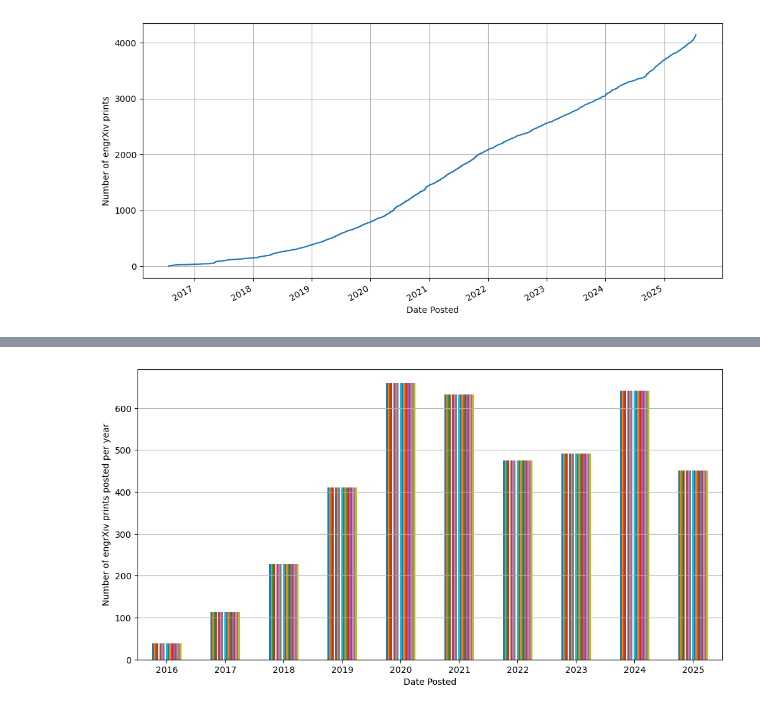
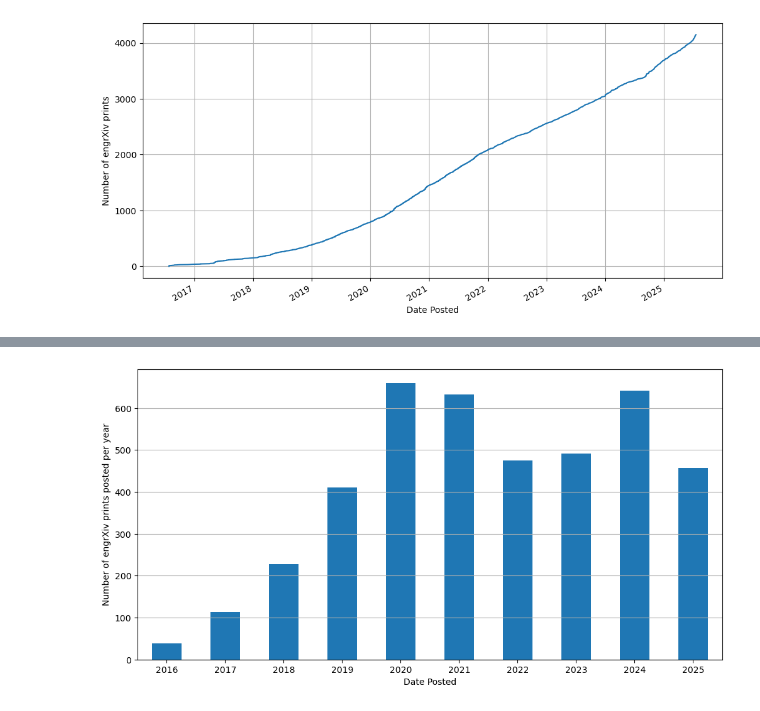
Before and after one commit to OpenEngr/engrXiv-print-count, a Jupyter notebook: engrXiv_prints.ipynb, the cells around one changed output, grey strips where cells are left out. Saved outputs shown, nothing was run; the diff lists cells and outputs as text; code cells hidden in the pictures.

Commit message:
fix column display issue in the 3rd plot

```diff
--- a/engrXiv_prints.ipynb
+++ b/engrXiv_prints.ipynb
@@ -79,13 +79,12 @@ outplot2.set_ylabel("Number of engrXiv prints posted per month");
 # %%
-#outplot3 = data.resample('Y', kind='period').count().plot.bar(y='count', legend=False, rot=0, grid='True', figsize=(12,6));
-outplot3 = data.resample('YE').count().to_period('Y').plot.bar(legend=False, rot=0, grid=True, figsize=(12,6));
+outplot3 = data.resample('YE').size().to_period('Y').plot.bar(legend=False, rot=0, grid=True, figsize=(12,6));
 outplot3.set_xlabel("Date Posted");
 outplot3.set_ylabel("Number of engrXiv prints posted per year");
 outplot3.grid(axis='x');
 
 plt.show()
 # %% [output]
-[figure, old version]
+[figure, new version]
 # %%
 %%html
 <style>
```
Also changed, not shown: parts of 2 cells of this notebook.
